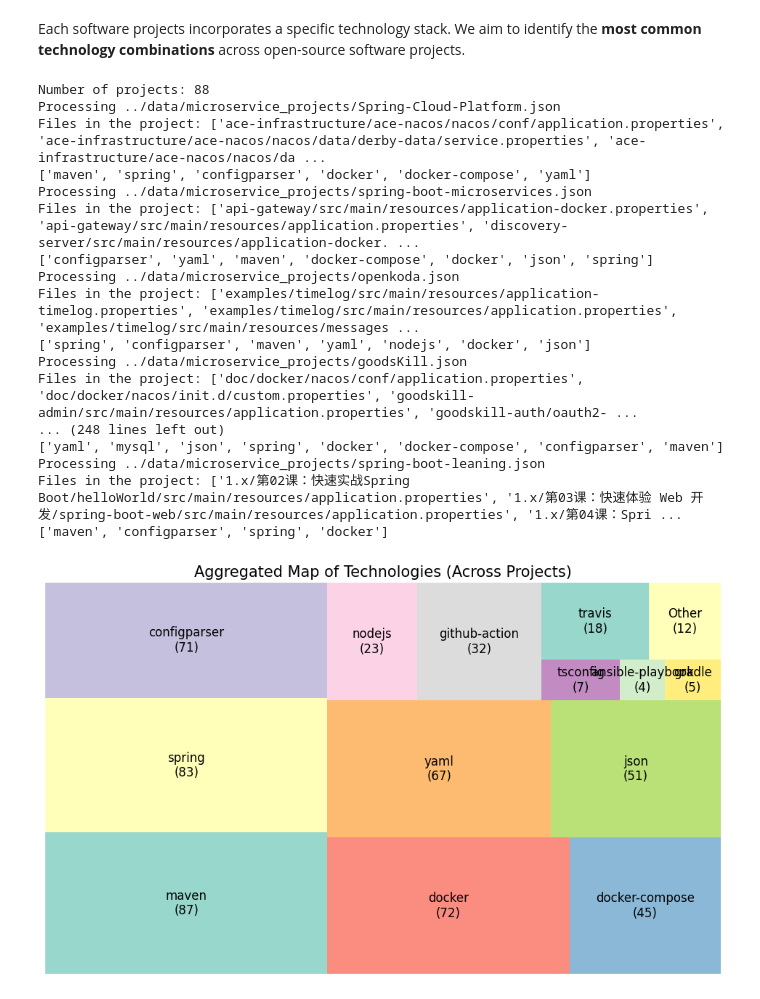
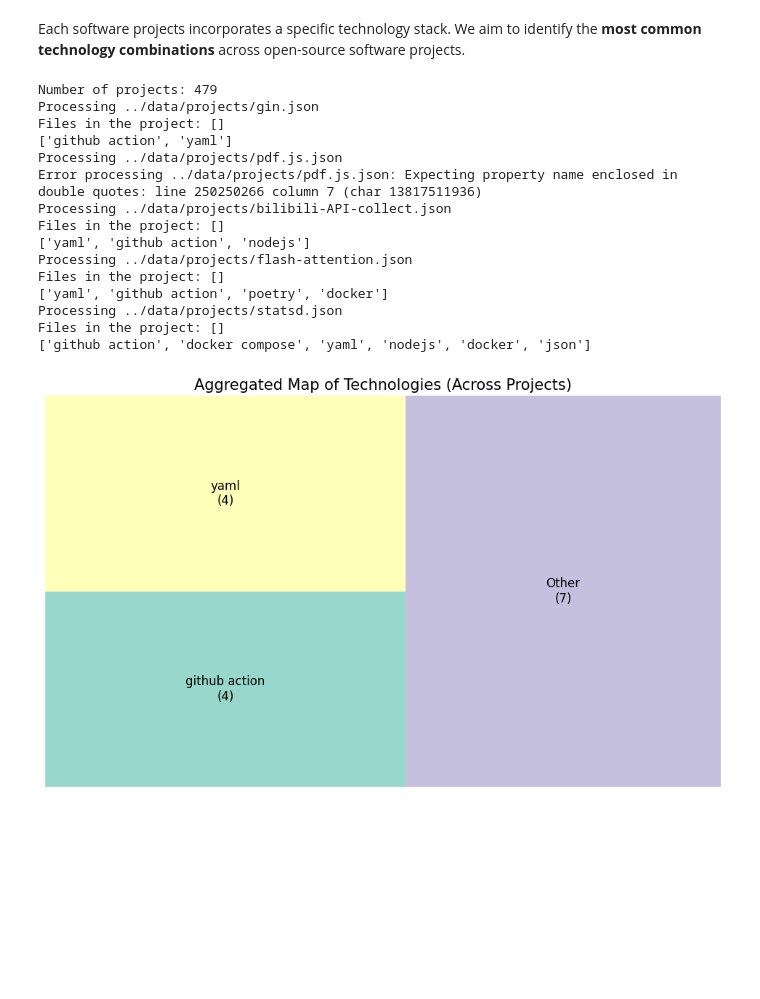
Before and after one commit to simisimon/config-space, a Jupyter notebook: notebooks/technology_stacks.ipynb, the cells around one changed output. Drawn from its saved outputs; the diff is of its cells as text; code cells hidden in the pictures; blank space fills up the shorter version.

Commit message:
Update data analysis scripts

```diff
--- a/notebooks/technology_stacks.ipynb
+++ b/notebooks/technology_stacks.ipynb
@@ -20,7 +20,7 @@ def plot_used_technologies(project_files: List):
                 commit_data = data["commit_data"]
 
                 latest_commit = next(filter(lambda commit: commit["is_latest_commit"] == True, commit_data), None)
-                concepts = latest_commit["network_data"]["concepts"]
+                concepts = [" ".join(concept.split("-")) for concept in latest_commit["network_data"]["concepts"]]
 
                 network_data = latest_commit["network_data"]["config_file_data"]
                 files = [x["file_path"] for x in network_data if x["file_path"].endswith(".properties")]
@@ -43,51 +43,49 @@ def plot_used_technologies(project_files: List):
     merged_concepts: Dict[str, int] = {}
     other_total = 0
 
     for concept, count in aggregated_concepts.items():
         if count >= threshold:
             merged_concepts[concept] = count
         else:
             other_total += count
 
     if other_total > 0:
         merged_concepts["Other"] = other_total
 
 
     # Prepare plot data
     #labels = [f"{c}\n({v})" for c, v in aggregated_concepts.items()]
     labels = [f"{c}\n({v})" for c, v in merged_concepts.items()]
     #sizes = list(aggregated_concepts.values())
     sizes = list(merged_concepts.values())
     colors = plt.cm.Set3.colors[:len(sizes)]
 
     # Plot
     plt.figure(figsize=(12, 7))
     squarify.plot(sizes=sizes, label=labels, color=colors, alpha=0.9, text_kwargs={'fontsize': 12})
     plt.axis('off')
     plt.title("Aggregated Map of Technologies (Across Projects)", fontsize=15)
     plt.show()
 
 
-project_files = glob.glob("../data/microservice_projects/*.json")
+project_files = glob.glob("../data/projects/*.json")
 print("Number of projects:", len(project_files))
-plot_used_technologies(project_files)
+plot_used_technologies(project_files[:5])
 # %% [output]
-Number of projects: 88
-Processing ../data/microservice_projects/Spring-Cloud-Platform.json
-Files in the project: ['ace-infrastructure/ace-nacos/nacos/conf/application.properties', 'ace-infrastructure/ace-nacos/nacos/data/derby-data/service.properties', 'ace-infrastructure/ace-nacos/nacos/da ...
-['maven', 'spring', 'configparser', 'docker', 'docker-compose', 'yaml']
-Processing ../data/microservice_projects/spring-boot-microservices.json
-Files in the project: ['api-gateway/src/main/resources/application-docker.properties', 'api-gateway/src/main/resources/application.properties', 'discovery-server/src/main/resources/application-docker. ...
-['configparser', 'yaml', 'maven', 'docker-compose', 'docker', 'json', 'spring']
-Processing ../data/microservice_projects/openkoda.json
-Files in the project: ['examples/timelog/src/main/resources/application-timelog.properties', 'examples/timelog/src/main/resources/application.properties', 'examples/timelog/src/main/resources/messages ...
-['spring', 'configparser', 'maven', 'yaml', 'nodejs', 'docker', 'json']
-Processing ../data/microservice_projects/goodsKill.json
-Files in the project: ['doc/docker/nacos/conf/application.properties', 'doc/docker/nacos/init.d/custom.properties', 'goodskill-admin/src/main/resources/application.properties', 'goodskill-auth/oauth2- ...
-... (248 lines left out)
-['yaml', 'mysql', 'json', 'spring', 'docker', 'docker-compose', 'configparser', 'maven']
-Processing ../data/microservice_projects/spring-boot-leaning.json
-Files in the project: ['1.x/第02课：快速实战Spring Boot/helloWorld/src/main/resources/application.properties', '1.x/第03课：快速体验 Web 开发/spring-boot-web/src/main/resources/application.properties', '1.x/第04课：Spri ...
-['maven', 'configparser', 'spring', 'docker']
+Number of projects: 479
+Processing ../data/projects/gin.json
+Files in the project: []
+['github action', 'yaml']
+Processing ../data/projects/pdf.js.json
+Error processing ../data/projects/pdf.js.json: Expecting property name enclosed in double quotes: line 250250266 column 7 (char 13817511936)
+Processing ../data/projects/bilibili-API-collect.json
+Files in the project: []
+['yaml', 'github action', 'nodejs']
+Processing ../data/projects/flash-attention.json
+Files in the project: []
+['yaml', 'github action', 'poetry', 'docker']
+Processing ../data/projects/statsd.json
+Files in the project: []
+['github action', 'docker compose', 'yaml', 'nodejs', 'docker', 'json']
-[figure, old version]
+[figure, new version]
 # %%
```
Also changed, not shown: parts of 3 cells of this notebook, 5 other files.
